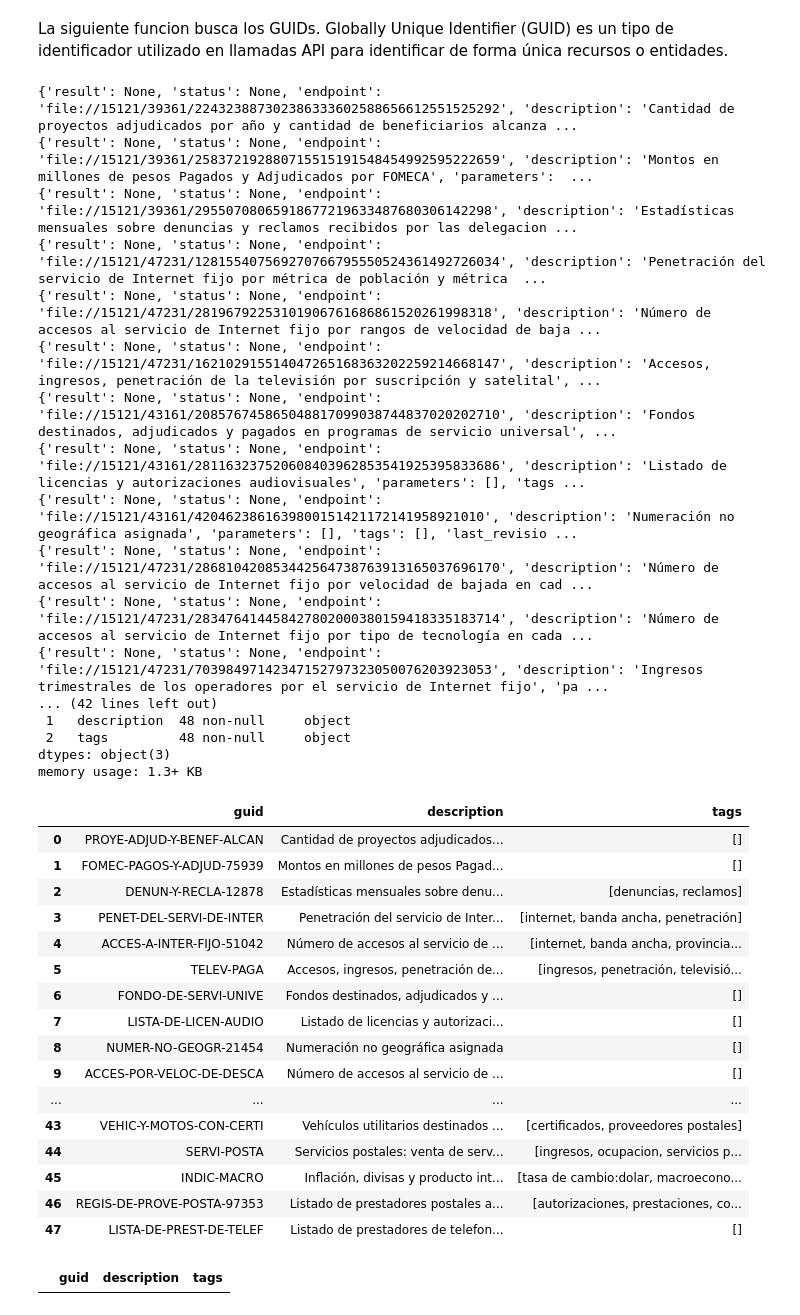
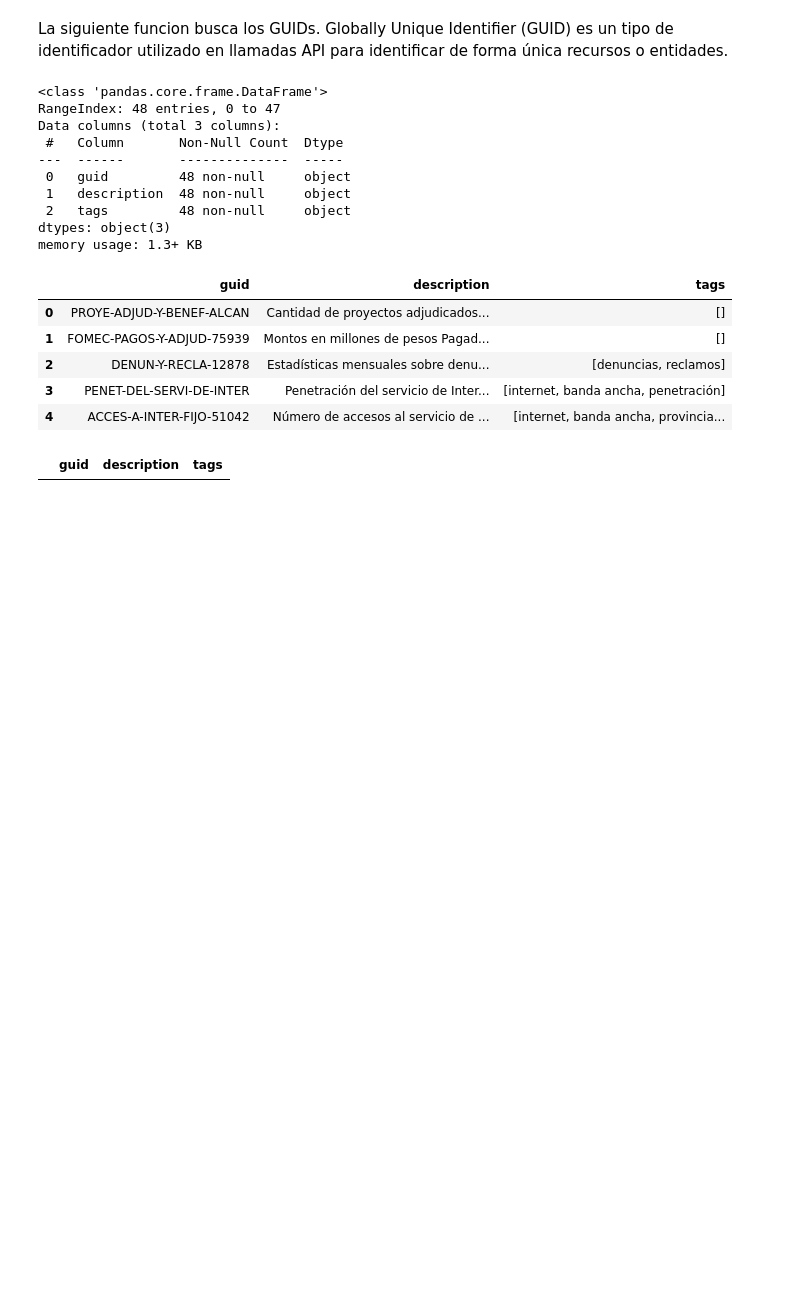
Before and after one commit to JuanPa2608/Internet-Argentina, a Jupyter notebook: ETL/ETL.ipynb, the cells around one changed output. Drawn from its saved outputs; the diff is of its cells as text; code cells hidden in the pictures; blank space fills up the shorter version.

```diff
--- a/ETL/ETL.ipynb
+++ b/ETL/ETL.ipynb
@@ -45,42 +44,24 @@ def api_reader(data):
 # %%
 guids = api_reader(data)
 guids.info()
-guids.head(100)
+guids.head(5)
 # %% [output]
-{'result': None, 'status': None, 'endpoint': 'file://15121/39361/224323887302386333602588656612551525292', 'description': 'Cantidad de proyectos adjudicados por año y cantidad de beneficiarios alcanza ...
-{'result': None, 'status': None, 'endpoint': 'file://15121/39361/258372192880715515191548454992595222659', 'description': 'Montos en millones de pesos Pagados y Adjudicados por FOMECA', 'parameters':  ...
-{'result': None, 'status': None, 'endpoint': 'file://15121/39361/29550708065918677219633487680306142298', 'description': 'Estadísticas mensuales sobre denuncias y reclamos recibidos por las delegacion ...
-{'result': None, 'status': None, 'endpoint': 'file://15121/47231/128155407569270766795550524361492726034', 'description': 'Penetración del servicio de Internet fijo por métrica de población y métrica  ...
-{'result': None, 'status': None, 'endpoint': 'file://15121/47231/28196792253101906761686861520261998318', 'description': 'Número de accesos al servicio de Internet fijo por rangos de velocidad de baja ...
-{'result': None, 'status': None, 'endpoint': 'file://15121/47231/162102915514047265168363202259214668147', 'description': 'Accesos, ingresos, penetración de la televisión por suscripción y satelital', ...
-{'result': None, 'status': None, 'endpoint': 'file://15121/43161/208576745865048817099038744837020202710', 'description': 'Fondos destinados, adjudicados y pagados en programas de servicio universal', ...
-{'result': None, 'status': None, 'endpoint': 'file://15121/43161/281163237520608403962853541925395833686', 'description': 'Listado de licencias y autorizaciones audiovisuales', 'parameters': [], 'tags ...
-{'result': None, 'status': None, 'endpoint': 'file://15121/43161/4204623861639800151421172141958921010', 'description': 'Numeración no geográfica asignada', 'parameters': [], 'tags': [], 'last_revisio ...
-{'result': None, 'status': None, 'endpoint': 'file://15121/47231/286810420853442564738763913165037696170', 'description': 'Número de accesos al servicio de Internet fijo por velocidad de bajada en cad ...
-{'result': None, 'status': None, 'endpoint': 'file://15121/47231/283476414458427802000380159418335183714', 'description': 'Número de accesos al servicio de Internet fijo por tipo de tecnología en cada ...
-{'result': None, 'status': None, 'endpoint': 'file://15121/47231/70398497142347152797323050076203923053', 'description': 'Ingresos trimestrales de los operadores por el servicio de Internet fijo', 'pa ...
-... (42 lines left out)
+<class 'pandas.core.frame.DataFrame'>
+RangeIndex: 48 entries, 0 to 47
+Data columns (total 3 columns):
+ #   Column       Non-Null Count  Dtype
+---  ------       --------------  -----
+ 0   guid         48 non-null     object
  1   description  48 non-null     object
  2   tags         48 non-null     object
 dtypes: object(3)
 memory usage: 1.3+ KB
 |  | guid | description | tags |
 | 0 | PROYE-ADJUD-Y-BENEF-ALCAN | Cantidad de proyectos adjudicados... | [] |
 | 1 | FOMEC-PAGOS-Y-ADJUD-75939 | Montos en millones de pesos Pagad... | [] |
 | 2 | DENUN-Y-RECLA-12878 | Estadísticas mensuales sobre denu... | [denuncias, reclamos] |
 | 3 | PENET-DEL-SERVI-DE-INTER | Penetración del servicio de Inter... | [internet, banda ancha, penetración] |
 | 4 | ACCES-A-INTER-FIJO-51042 | Número de accesos al servicio de ... | [internet, banda ancha, provincia... |
-| 5 | TELEV-PAGA | Accesos, ingresos, penetración de... | [ingresos, penetración, televisió... |
-| 6 | FONDO-DE-SERVI-UNIVE | Fondos destinados, adjudicados y ... | [] |
-| 7 | LISTA-DE-LICEN-AUDIO | Listado de licencias y autorizaci... | [] |
-| 8 | NUMER-NO-GEOGR-21454 | Numeración no geográfica asignada | [] |
-| 9 | ACCES-POR-VELOC-DE-DESCA | Número de accesos al servicio de ... | [] |
-| ... | ... | ... | ... |
-| 43 | VEHIC-Y-MOTOS-CON-CERTI | Vehículos utilitarios destinados ... | [certificados, proveedores postales] |
-| 44 | SERVI-POSTA | Servicios postales: venta de serv... | [ingresos, ocupacion, servicios p... |
-| 45 | INDIC-MACRO | Inflación, divisas y producto int... | [tasa de cambio:dolar, macroecono... |
-| 46 | REGIS-DE-PROVE-POSTA-97353 | Listado de prestadores postales a... | [autorizaciones, prestaciones, co... |
-| 47 | LISTA-DE-PREST-DE-TELEF | Listado de prestadores de telefon... | [] |
 # %%
 guids[guids['guid'] == "LISTA-DE-LOCAL-CON-CONEC"]
 # %% [output]
```
Also changed, not shown: parts of 6 cells of this notebook.
